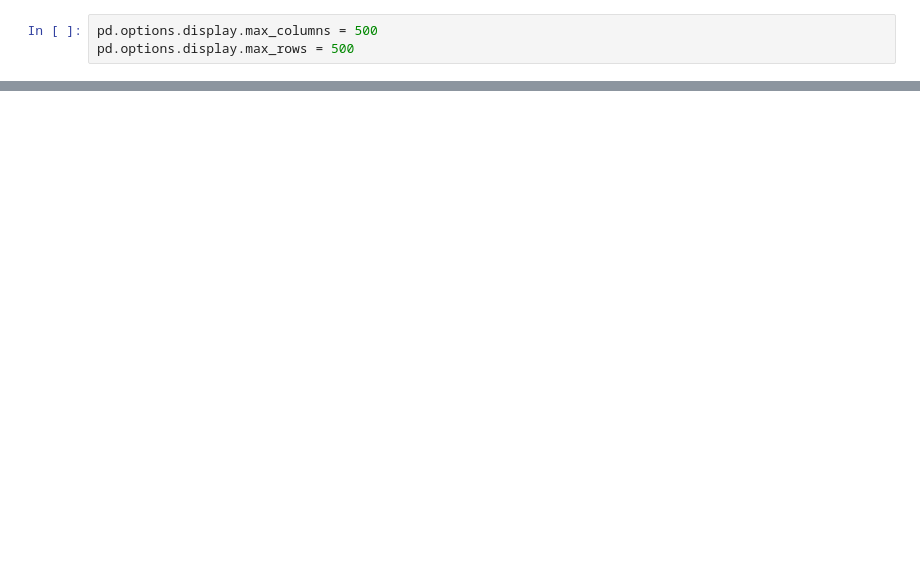
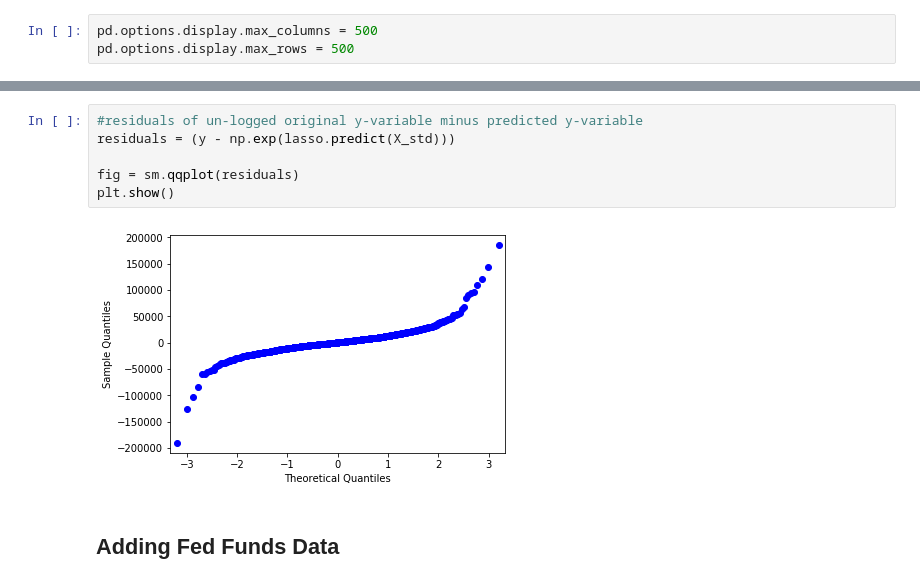
Before and after one commit to tybrs/kaggle-housing-prices, a Jupyter notebook: Ray/Testing.ipynb, the cells around one changed output, grey strips where cells are left out. Saved outputs shown, nothing was run; the diff lists cells and outputs as text; blank space fills up the shorter version.

```diff
--- a/Ray/Testing.ipynb
+++ b/Ray/Testing.ipynb
@@ -136,0 +277,10 @@ coef_matrix_lasso = pd.DataFrame(index=ind, columns=col)
+# %%
+#residuals of un-logged original y-variable minus predicted y-variable
+residuals = (y - np.exp(lasso.predict(X_std)))
+
+fig = sm.qqplot(residuals)
+plt.show()
+# %% [output]
+[figure, added]
+# %% [markdown]
+## Adding Fed Funds Data
```
Also changed, not shown: parts of 46 cells of this notebook, 2 other files.
